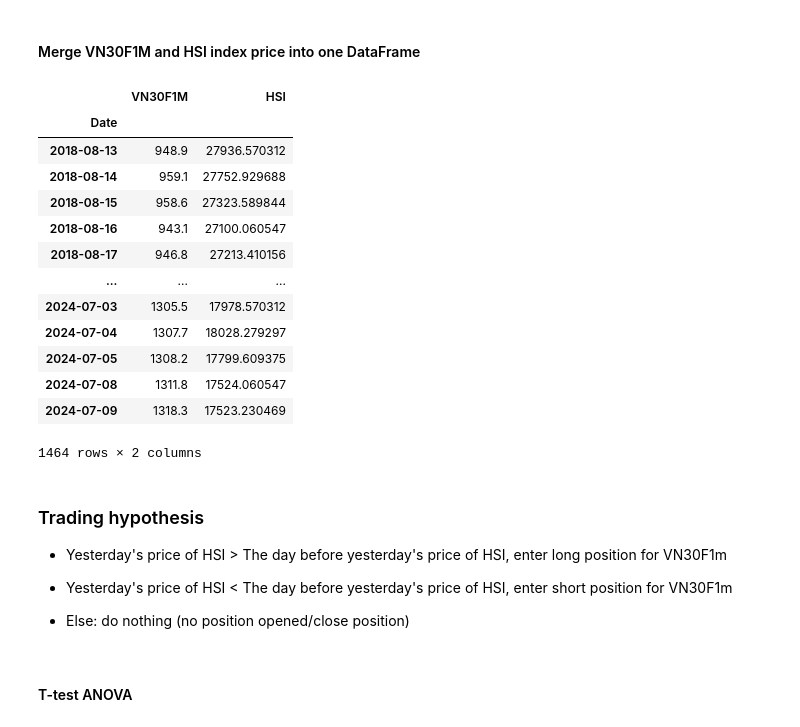
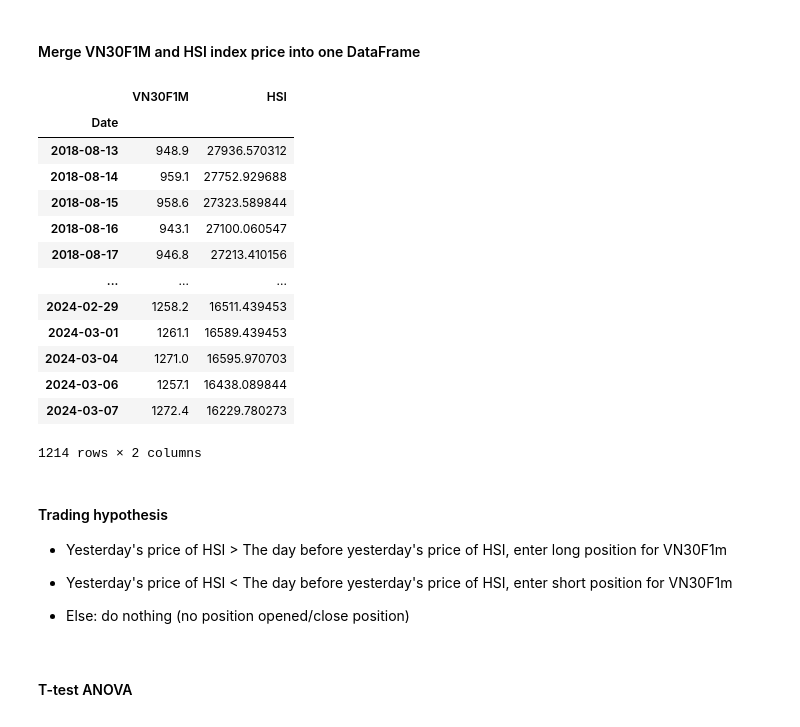
Before and after one commit to trungchien171/a1phas, a Jupyter notebook: futures/vn_future/trend_following/backtest/backtest_alpha.ipynb, the cells around one changed output. Cells and saved outputs as stored; diff of their text form; code cells hidden in the pictures.

```diff
--- a/futures/vn_future/trend_following/backtest/backtest_alpha.ipynb
+++ b/futures/vn_future/trend_following/backtest/backtest_alpha.ipynb
@@ -764,7 +4,0 @@ Missing times per day:
-# %%
-df1['Date'] = df1['Date'].astype(str)
-df1['time'] = df1['time'].astype(str)
-data = df1.copy()
-data['Date'] = data['Date'] + ' ' + data['time']
-data = data.drop(columns=['time'])
-data
@@ -786,12 +57,12 @@ data
 # %% [markdown]
 #### Extract only VN30F1M close price at 14pm
 # %%
-vn30f1m['Date'] = pd.to_datetime(vn30f1m['Date'])
-vn30f1m = vn30f1m[vn30f1m['Date'].dt.time == pd.to_datetime('14:00:00').time()]
-vn30f1m = vn30f1m[['Date', 'Close']]
-vn30f1m.set_index('Date', inplace=True)
+vn30f1m['date'] = pd.to_datetime(vn30f1m['date'])
+vn30f1m = vn30f1m[vn30f1m['date'].dt.time == pd.to_datetime('14:00:00').time()]
+vn30f1m = vn30f1m[['date', 'close']]
+vn30f1m.set_index('date', inplace=True)
 vn30f1m.index = vn30f1m.index.date
-vn30f1m.index.name = 'Date'
+vn30f1m.index.name = 'date'
 vn30f1m.dropna(inplace=True)
 vn30f1m
 # %% [output]
@@ -812,3 +85,6 @@ vn30f1m
+# %%
+vn30f1m_train = vn30f1m.iloc[:-100]
+vn30f1m_test = vn30f1m.iloc[-100:]
 # %% [markdown]
 #### Scraping HSI price data
 # %%
@@ -855,6 +131,5 @@ Date
 # %%
 hsi = ticker_intraday_prices[item]
 hsi = hsi[['Close']]
-hsi.reset_index(inplace=True)
-hsi = fill_hsi(hsi)
-hsi
+hsi_train = hsi.iloc[:-100]
+hsi_test = hsi.iloc[-100:]
@@ -876,26 +136,27 @@ hsi
 # %% [markdown]
 #### Merge VN30F1M and HSI index price into one DataFrame
 # %%
-prices = pd.merge(vn30f1m, hsi, left_index=True, right_index=True, how = 'inner')
-prices.rename(columns={'Close_x': 'VN30F1M', 'Close_y': 'HSI'}, inplace=True)
+prices = pd.merge(vn30f1m_train, hsi_train, left_index=True, right_index=True, how = 'inner')
+prices.rename(columns={'close': 'VN30F1M', 'Close': 'HSI'}, inplace=True)
+prices.index.name = 'Date'
 prices
 # %% [output]
 |  | VN30F1M | HSI |
 | Date |  |  |
 | 2018-08-13 | 948.9 | 27936.570312 |
 | 2018-08-14 | 959.1 | 27752.929688 |
 | 2018-08-15 | 958.6 | 27323.589844 |
 | 2018-08-16 | 943.1 | 27100.060547 |
 | 2018-08-17 | 946.8 | 27213.410156 |
 | ... | ... | ... |
-| 2024-07-03 | 1305.5 | 17978.570312 |
-| 2024-07-04 | 1307.7 | 18028.279297 |
-| 2024-07-05 | 1308.2 | 17799.609375 |
-| 2024-07-08 | 1311.8 | 17524.060547 |
-| 2024-07-09 | 1318.3 | 17523.230469 |
+| 2024-02-29 | 1258.2 | 16511.439453 |
+| 2024-03-01 | 1261.1 | 16589.439453 |
+| 2024-03-04 | 1271.0 | 16595.970703 |
+| 2024-03-06 | 1257.1 | 16438.089844 |
+| 2024-03-07 | 1272.4 | 16229.780273 |
-1464 rows × 2 columns
+1214 rows × 2 columns
 # %% [markdown]
-### Trading hypothesis
+#### Trading hypothesis
 - Yesterday's price of HSI > The day before yesterday's price of HSI, enter long position for VN30F1m
 
 - Yesterday's price of HSI < The day before yesterday's price of HSI, enter short position for VN30F1m
```
Also changed, not shown: parts of 39 cells of this notebook, 2 other files.
